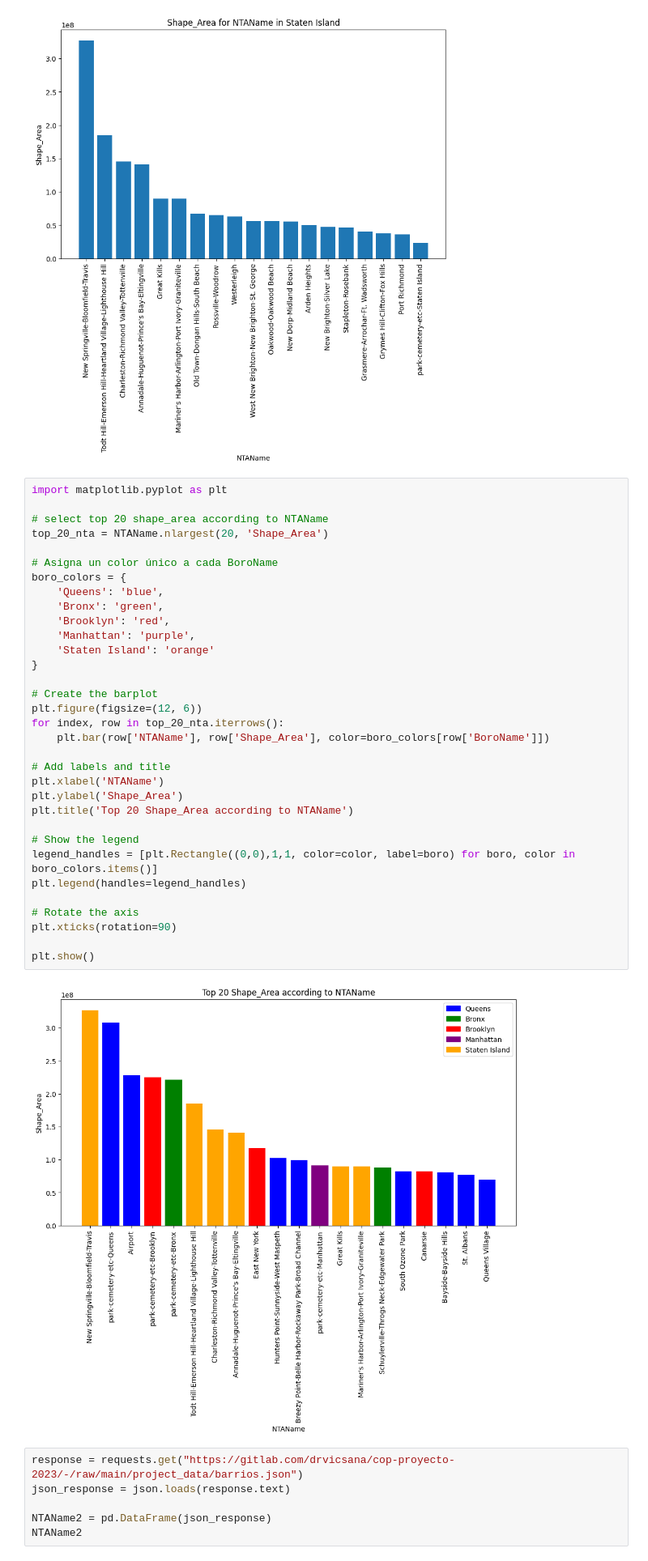
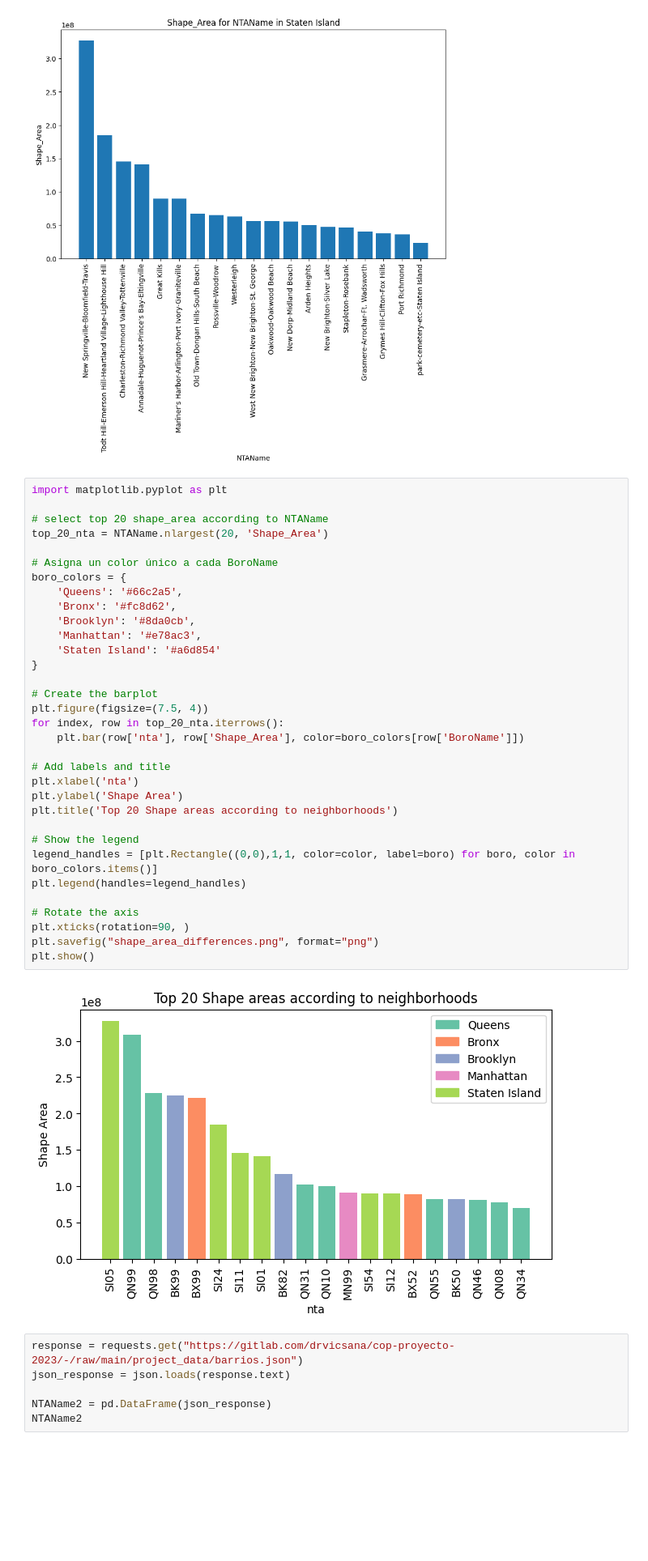
Before and after one commit to danieleborghe/optimization-project-1-UPV, a Jupyter notebook: data_exploration.ipynb, the cells around one changed output. Shown at 81% size. Drawn from its saved outputs; the diff is of its cells as text; blank space fills up the shorter version.

```diff
--- a/descriptive_study.ipynb
+++ b/data_exploration.ipynb
@@ -65,38 +72,38 @@ for boro, group_df in NTAName2:
 # %%
 import matplotlib.pyplot as plt
 
 # select top 20 shape_area according to NTAName
 top_20_nta = NTAName.nlargest(20, 'Shape_Area')
 
 # Asigna un color único a cada BoroName
 boro_colors = {
-    'Queens': 'blue',
-    'Bronx': 'green',
-    'Brooklyn': 'red',
-    'Manhattan': 'purple',
-    'Staten Island': 'orange'
+    'Queens': '#66c2a5',
+    'Bronx': '#fc8d62',
+    'Brooklyn': '#8da0cb',
+    'Manhattan': '#e78ac3',
+    'Staten Island': '#a6d854'
 }
 
 # Create the barplot
-plt.figure(figsize=(12, 6))
+plt.figure(figsize=(7.5, 4))
 for index, row in top_20_nta.iterrows():
-    plt.bar(row['NTAName'], row['Shape_Area'], color=boro_colors[row['BoroName']])
+    plt.bar(row['nta'], row['Shape_Area'], color=boro_colors[row['BoroName']])
 
 # Add labels and title
-plt.xlabel('NTAName')
-plt.ylabel('Shape_Area')
-plt.title('Top 20 Shape_Area according to NTAName')
+plt.xlabel('nta')
+plt.ylabel('Shape Area')
+plt.title('Top 20 Shape areas according to neighborhoods')
 
 # Show the legend
 legend_handles = [plt.Rectangle((0,0),1,1, color=color, label=boro) for boro, color in boro_colors.items()]
 plt.legend(handles=legend_handles)
 
 # Rotate the axis
-plt.xticks(rotation=90)
-
+plt.xticks(rotation=90, )
+plt.savefig("shape_area_differences.png", format="png")
 plt.show()
 # %% [output]
-[figure, old version]
+[figure, new version]
 # %%
 response = requests.get("https://gitlab.com/drvicsana/cop-proyecto-2023/-/raw/main/project_data/barrios.json")
 json_response = json.loads(response.text)
```
Also changed, not shown: parts of 2 cells of this notebook, 33 other files.
